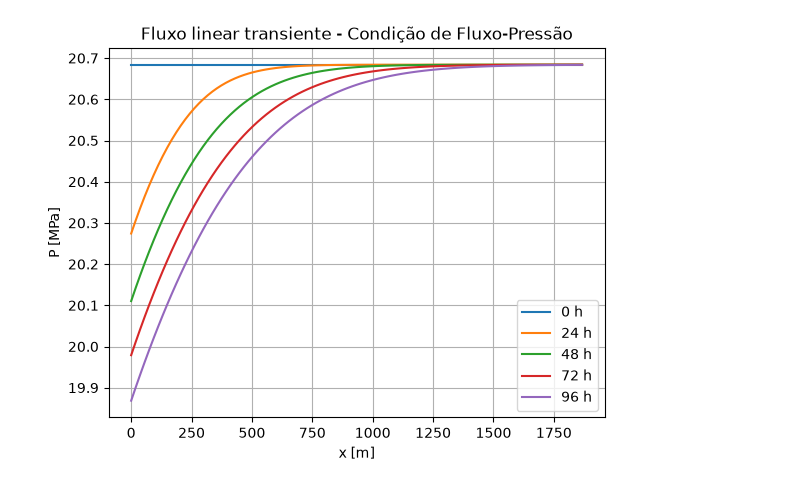
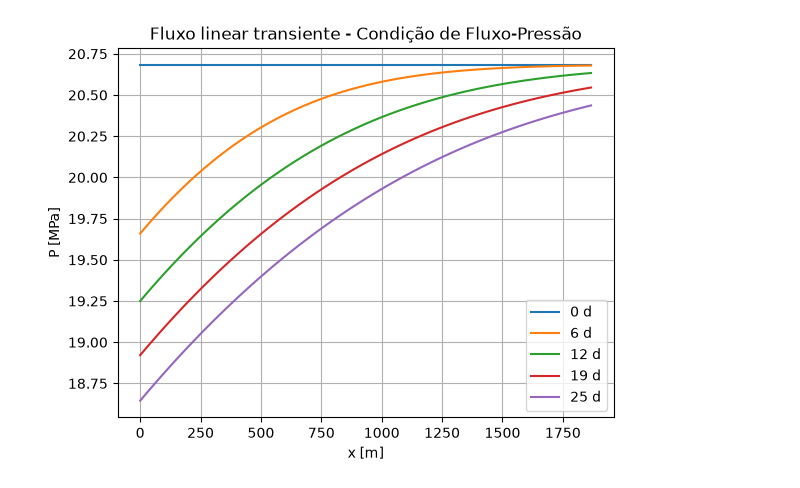
Before and after one commit to JoaoVassalo/SimRes, a Jupyter notebook: results/transiente_L__1d_FP.ipynb, the cells around one changed output. Saved outputs shown, nothing was run; the diff lists cells and outputs as text; code cells hidden in the pictures.

Commit message:
Changed some plotting and time range

```diff
--- a/results/transiente_L__1d_FP.ipynb
+++ b/results/transiente_L__1d_FP.ipynb
@@ -10,35 +10,42 @@ from analytical.transiente_L1d_FP import linear_trans_1d_FP
 p0 = 20.684e6                # pressão em x = L e pressão inicial [Pa]
 A_R = 3484800              # área do reservatório [m²]
 L = np.sqrt(A_R)                     # comprimento (considerando um reservatório quadrado) [m]
 qw = 4.968e-3             # vazão volumétrica no reservatório [m³/s]
 k = 339*9.869233e-16      # permeabilidade [m²]
 phi = 0.22                # porosidade [-]
 ct = 3.046e-9                # compressibilidade total [1/Pa]
 mu = 1.0e-3 # viscosidade [Pa.s]  =  1 cP
-t_h = 96 # tempo [h]
-t_final = t_h*3600       # tempo [s]
+t_h = 25 # tempo [d]
+t_final = t_h*86400       # tempo [s]
 eta  =  k / (phi * ct * mu)
 h = 4.572                     # espessura [m]
 A = h*L
 
 x, t, X, T, P = linear_trans_1d_FP(p0, qw, L, k, A, mu, eta, t_final)
 # P em função de x
 tempos_escolhidos = np.linspace(0, t_h, 5)  # horas
 
 for tempo in tempos_escolhidos:
 
-    t_escolhido = tempo * 3600
+    t_escolhido = tempo * 86400
 
     indice_t = np.argmin(np.abs(t - t_escolhido))
 
-    plt.plot(x, P[indice_t, :] / 1e6, label=f'{t[indice_t]/3600:.0f} h')
+    plt.plot(x, P[indice_t, :] / 1e6, label=f'{t[indice_t]/86400:.0f} d')
 
 plt.xlabel('x [m]')
 plt.ylabel('P [MPa]')
 plt.title('Fluxo linear transiente - Condição de Fluxo-Pressão')
 
 plt.legend()
 plt.grid()
+
+plt.savefig(
+    'fluxo_linear_transiente_FP.pdf',
+    dpi=300,
+    bbox_inches='tight'
+)
+
 plt.show()
 # %% [output]
-[figure, old version]
+[figure, new version]
```
Also changed, not shown: 9 other files.
